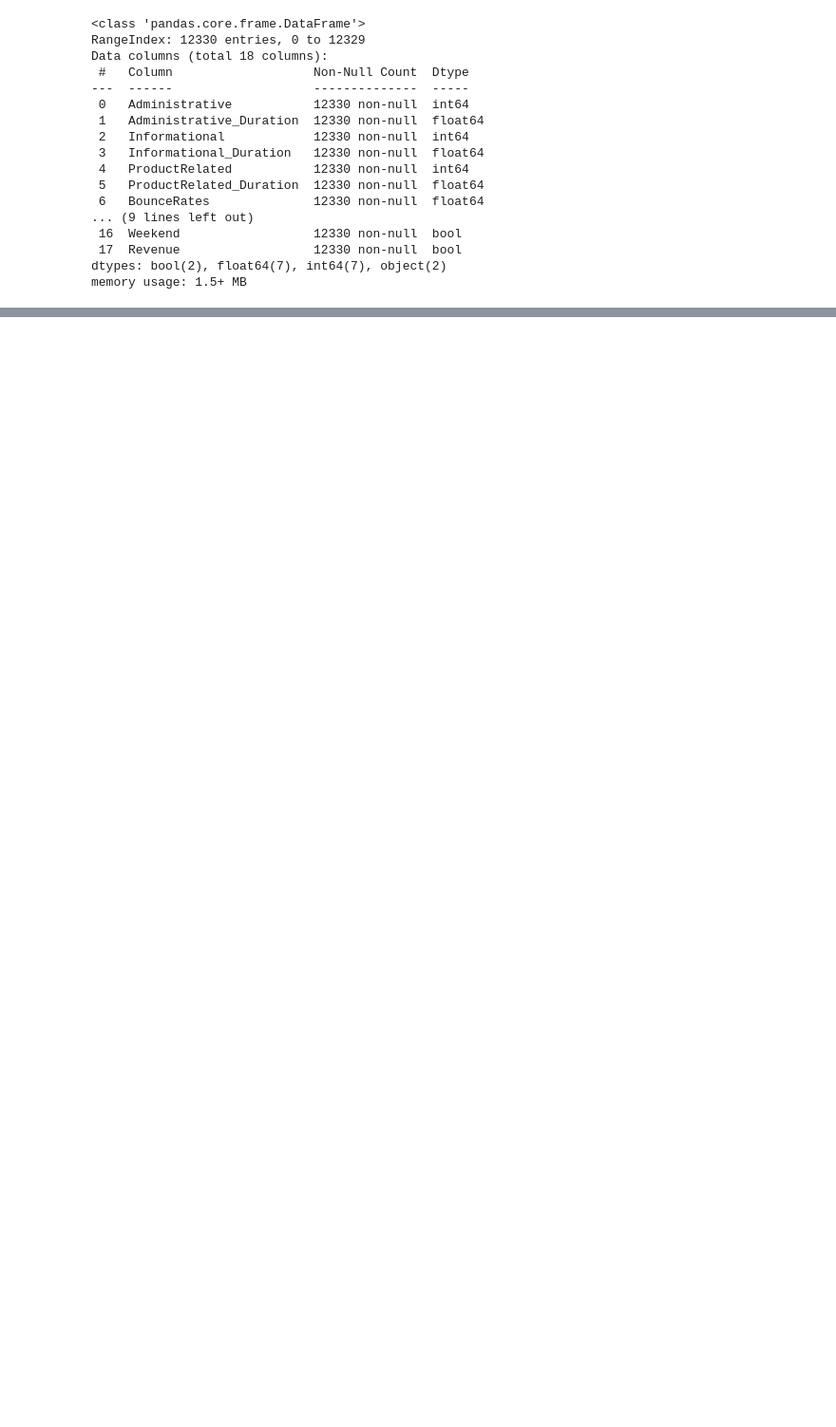
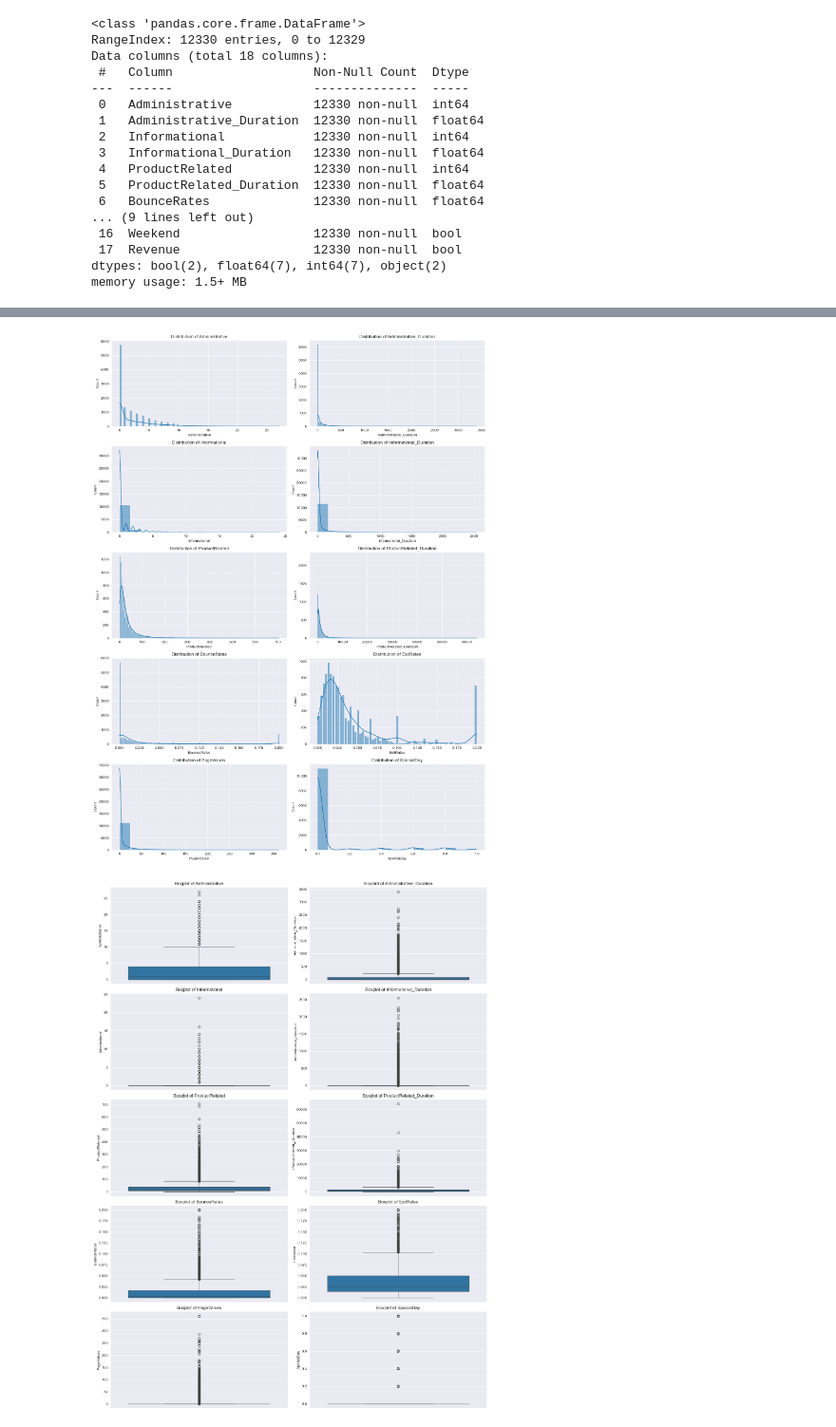
Before and after one commit to Geovannyy/Geovannyy-ML-DM-with-Python-and-Azure-ML-Studio, a Jupyter notebook: notebooks/Task_2_Clustering.ipynb, the cells around one changed output, grey strips where cells are left out. Shown at 95% size. Cells and saved outputs as stored; diff of their text form; code cells hidden in the pictures; blank space fills up the shorter version.

```diff
--- a/notebooks/Task_2_Clustering.ipynb
+++ b/notebooks/Task_2_Clustering.ipynb
@@ -96,0 +188,25 @@ df.describe(include='all').T
+# %%
+# Create distribution plots for numerical variables
+numerical_cols = ['Administrative', 'Administrative_Duration', 'Informational',
+                 'Informational_Duration', 'ProductRelated', 'ProductRelated_Duration',
+                 'BounceRates', 'ExitRates', 'PageValues', 'SpecialDay']
+
+plt.figure(figsize=(15, 20))
+for i, col in enumerate(numerical_cols, 1):
+    plt.subplot(5, 2, i)
+    sns.histplot(data=df, x=col, kde=True)
+    plt.title(f'Distribution of {col}')
+plt.tight_layout()
+plt.show()
+
+# Box plots to check for outliers
+plt.figure(figsize=(15, 20))
+for i, col in enumerate(numerical_cols, 1):
+    plt.subplot(5, 2, i)
+    sns.boxplot(data=df, y=col)
+    plt.title(f'Boxplot of {col}')
+plt.tight_layout()
+plt.show()
+# %% [output]
+[figure, added]
+[figure, added]
```
Also changed, not shown: parts of 36 cells of this notebook, 3 other files.
